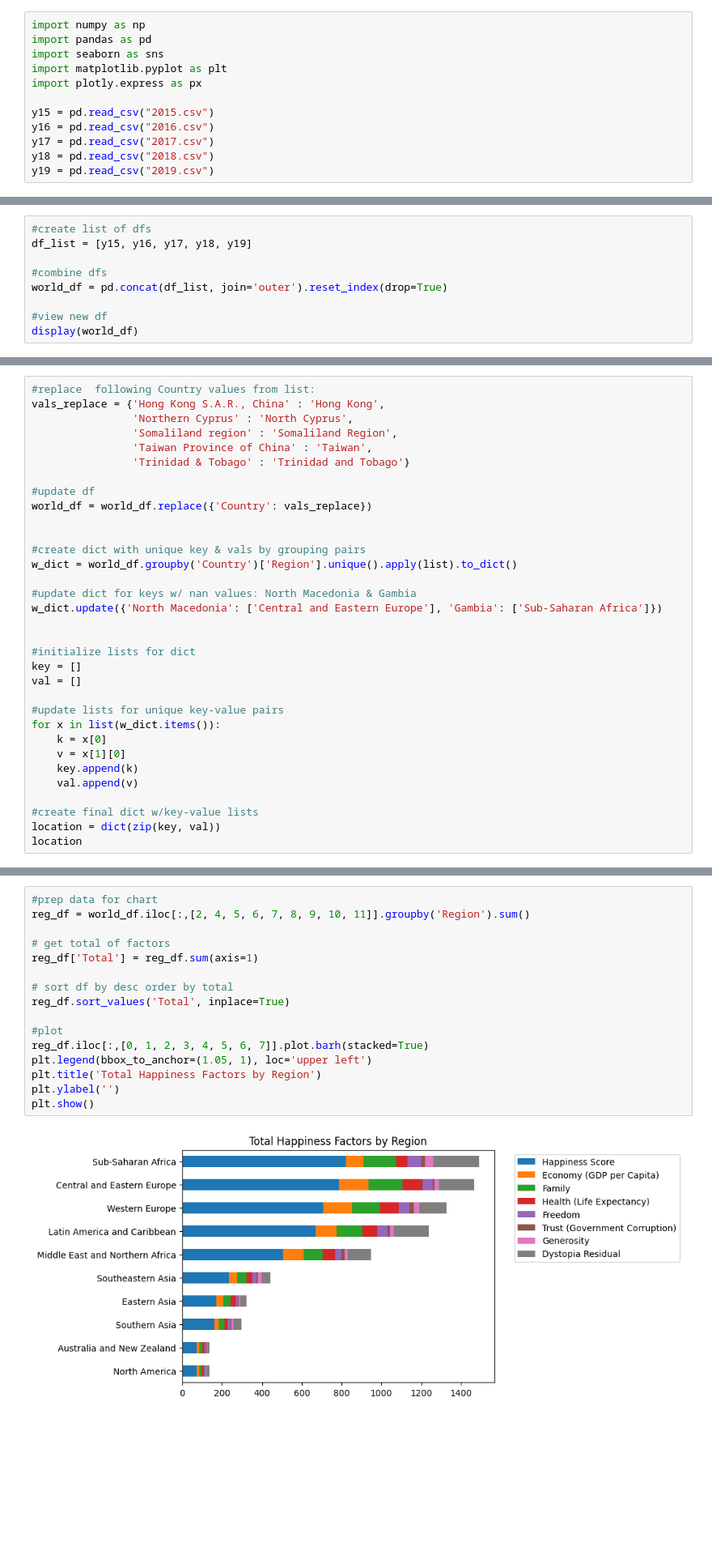
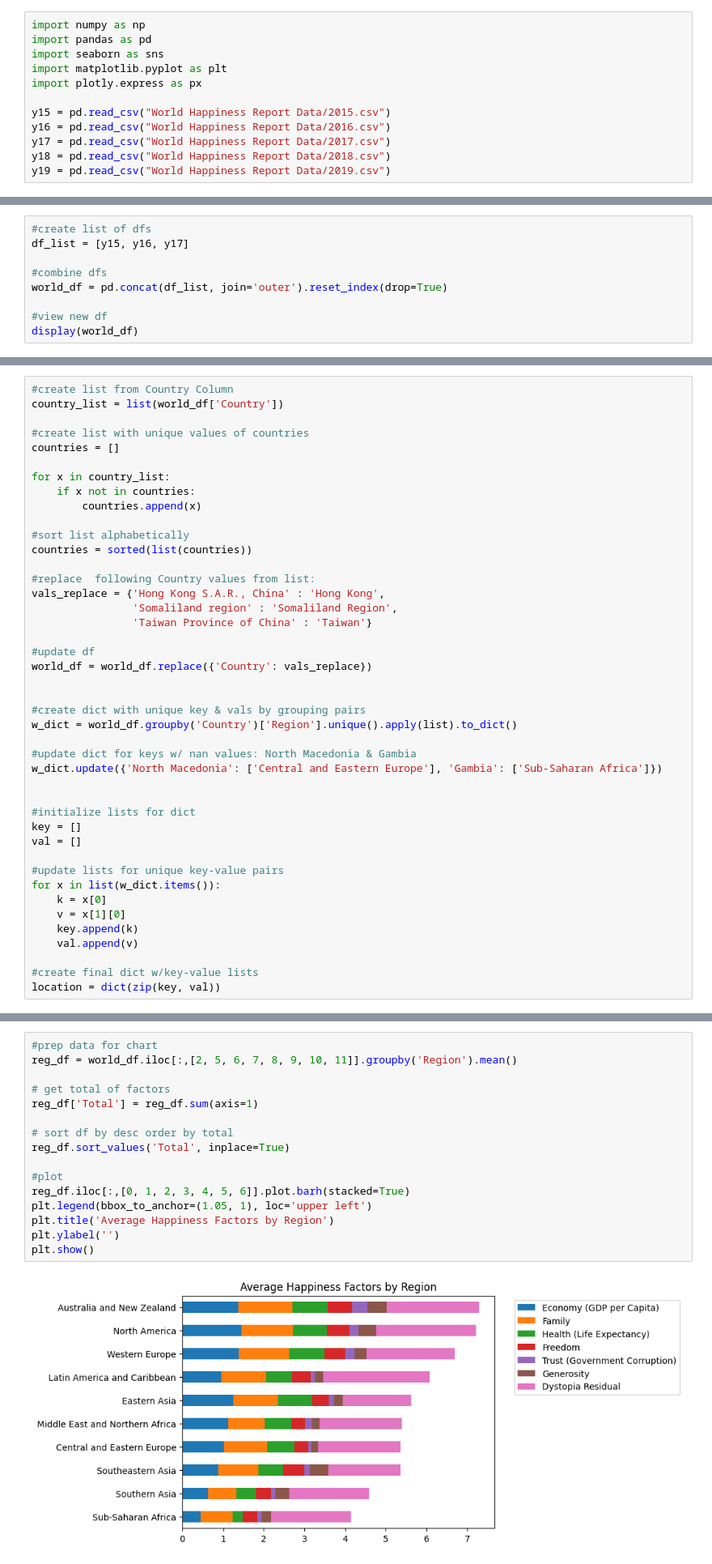
Before and after one commit to LeopoldineMirtil/world_happiness, a Jupyter notebook: World Happiness.ipynb, the cells around one changed output, grey strips where cells are left out. Shown: that part at 81% size. Saved outputs shown, nothing was run; the diff lists cells and outputs as text; blank space fills up the shorter version.

```diff
--- a/World Happiness.ipynb
+++ b/World Happiness.ipynb
@@ -28,11 +28,11 @@ import seaborn as sns
 import matplotlib.pyplot as plt
 import plotly.express as px
 
-y15 = pd.read_csv("2015.csv")
-y16 = pd.read_csv("2016.csv")
-y17 = pd.read_csv("2017.csv")
-y18 = pd.read_csv("2018.csv")
-y19 = pd.read_csv("2019.csv")
+y15 = pd.read_csv("World Happiness Report Data/2015.csv")
+y16 = pd.read_csv("World Happiness Report Data/2016.csv")
+y17 = pd.read_csv("World Happiness Report Data/2017.csv")
+y18 = pd.read_csv("World Happiness Report Data/2018.csv")
+y19 = pd.read_csv("World Happiness Report Data/2019.csv")
 # %% [markdown]
 ### Inspect Data
 # %%
@@ -230,7 +149,7 @@ dtype: int64
 ### Merge Data Files
 # %%
 #create list of dfs
-df_list = [y15, y16, y17, y18, y19]
+df_list = [y15, y16, y17]
 
 #combine dfs
 world_df = pd.concat(df_list, join='outer').reset_index(drop=True)
@@ -291,10 +176,21 @@ countries
 # %%
+#create list from Country Column
+country_list = list(world_df['Country'])
+
+#create list with unique values of countries
+countries = []
+
+for x in country_list:
+    if x not in countries:
+        countries.append(x)
+
+#sort list alphabetically
+countries = sorted(list(countries))
+
 #replace  following Country values from list:
 vals_replace = {'Hong Kong S.A.R., China' : 'Hong Kong',
-                'Northern Cyprus' : 'North Cyprus',
                 'Somaliland region' : 'Somaliland Region',
-                'Taiwan Province of China' : 'Taiwan',
-                'Trinidad & Tobago' : 'Trinidad and Tobago'}
+                'Taiwan Province of China' : 'Taiwan'}
 
 #update df
 world_df = world_df.replace({'Country': vals_replace})
@@ -320,4 +216,3 @@ for x in list(w_dict.items()):
 
 #create final dict w/key-value lists
 location = dict(zip(key, val))
-location
@@ -781,21 +617,21 @@ plt.show()
 # %%
 #prep data for chart
-reg_df = world_df.iloc[:,[2, 4, 5, 6, 7, 8, 9, 10, 11]].groupby('Region').sum()
+reg_df = world_df.iloc[:,[2, 5, 6, 7, 8, 9, 10, 11]].groupby('Region').mean()
 
 # get total of factors
 reg_df['Total'] = reg_df.sum(axis=1)
 
 # sort df by desc order by total
 reg_df.sort_values('Total', inplace=True)
 
 #plot
-reg_df.iloc[:,[0, 1, 2, 3, 4, 5, 6, 7]].plot.barh(stacked=True)
+reg_df.iloc[:,[0, 1, 2, 3, 4, 5, 6]].plot.barh(stacked=True)
 plt.legend(bbox_to_anchor=(1.05, 1), loc='upper left')
-plt.title('Total Happiness Factors by Region')
+plt.title('Average Happiness Factors by Region')
 plt.ylabel('')
 plt.show()
 # %% [output]
-[figure, old version]
+[figure, new version]
 # %%
 #prep dfs
 #top 10 happiest country by avg happiness rank
```
Also changed, not shown: parts of 38 cells of this notebook, 6 other files.
